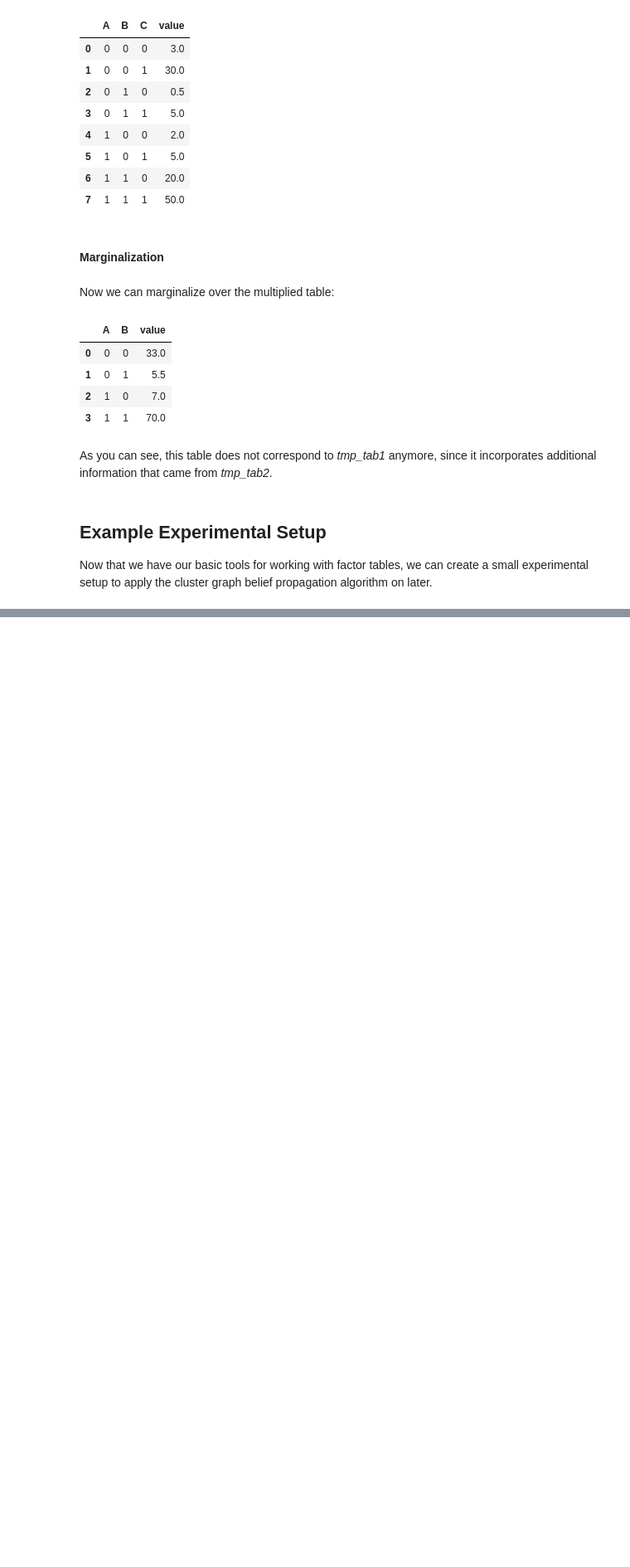
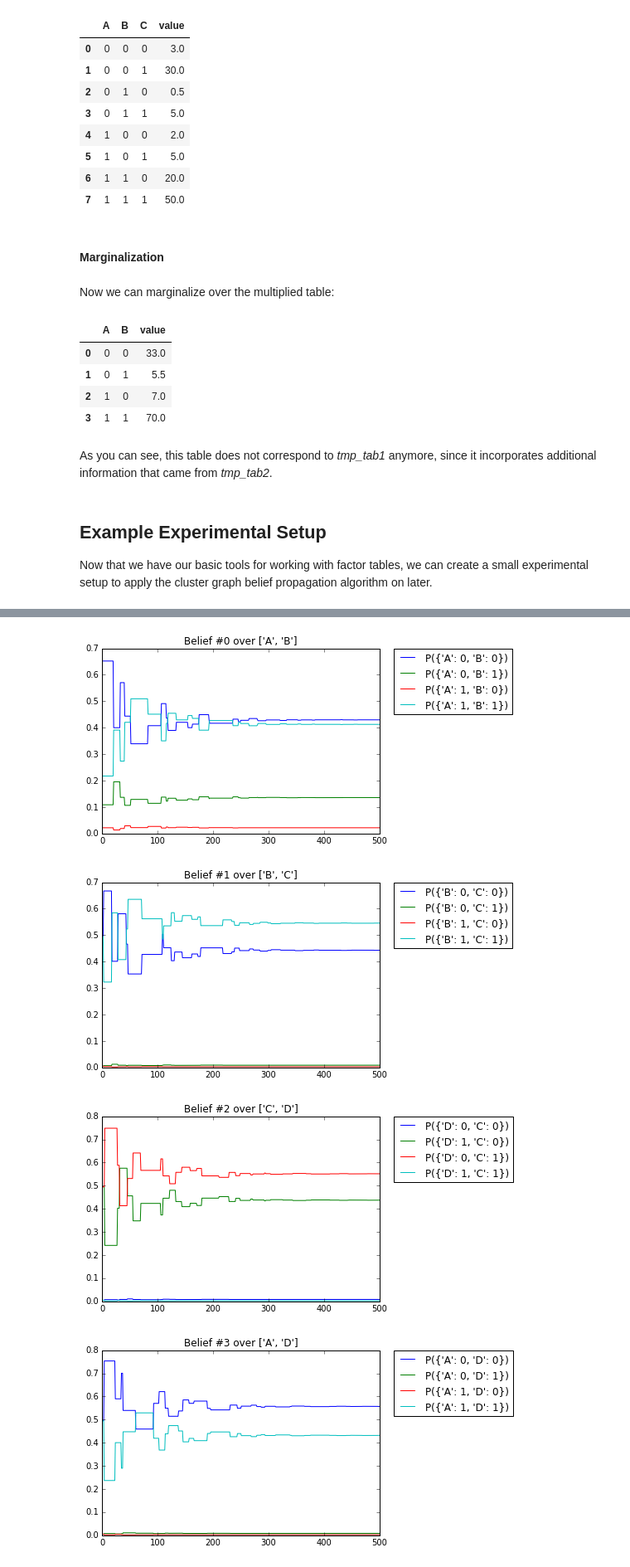
Before and after one commit to pfaion/cluster-graphs, a Jupyter notebook: notebook.ipynb, the cells around one changed output, grey strips where cells are left out. Shown at 83% size. Saved outputs shown, nothing was run; the diff lists cells and outputs as text; code cells hidden in the pictures; blank space fills up the shorter version.

Commit message:
Ported everything to the notebook.

```diff
--- a/notebook.ipynb
+++ b/notebook.ipynb
@@ -381,0 +596,5 @@ Now that we have our basic tools for working with factor tables, we can create a
+# %%
+messages = initialize_messages()
+for edge, msg in zip(cluster_edges, messages):
+    if edge == (0,1):
+        print(msg)
@@ -381,0 +695,56 @@ Now that we have our basic tools for working with factor tables, we can create a
+# %%
+def normalize_belief(belief):
+    """Normalize a belief.
+
+        belief: the belief to normalize
+
+        returns: a normalized copy of the belief
+    """
+
+    # copying is important in order to not have any side effects
+    b = belief.copy()
+    s = b['value'].sum()
+    b['value'] /= s
+    return b
+# %%
+import matplotlib.pyplot as plt
+%matplotlib inline
+
+# make a figure for every belief (cluster)
+for belief_i in range(len(clusters)):
+    plt.figure()
+
+    # extract and normalize only belief for current plot
+    belief_over_time = [beliefs[belief_i] for beliefs in beliefs_coll]
+    norm_belief = [normalize_belief(belief) for belief in belief_over_time]
+
+    # plot all assignment values for current belief
+    belief_rows = len(initial_potentials[belief_i])
+    for row in range(belief_rows):
+
+        # extract the raw values for this assignment
+        line = [
+            norm_belief[t]['value'][row]
+            for t in range(len(norm_belief))
+        ]
+
+        # extract the assignment description (for labeling in the legend)
+        assignment = {
+            var: initial_potentials[belief_i][var][row]
+            for var in table_varnames(initial_potentials[belief_i])
+        }
+
+        # plot the line
+        plt.plot(line, label = "P({})".format(assignment))
+
+    # make plot title and legend
+    varnames = table_varnames(initial_potentials[belief_i])
+    plt.title("Belief #{} over {}".format(belief_i, varnames))
+    plt.legend(bbox_to_anchor=(1.05,1), loc='upper left', borderaxespad=0.0)
+
+plt.show()
+# %% [output]
+[figure, added]
+[figure, added]
+[figure, added]
+[figure, added]
```
Also changed, not shown: parts of 35 cells of this notebook, 3 other files.
